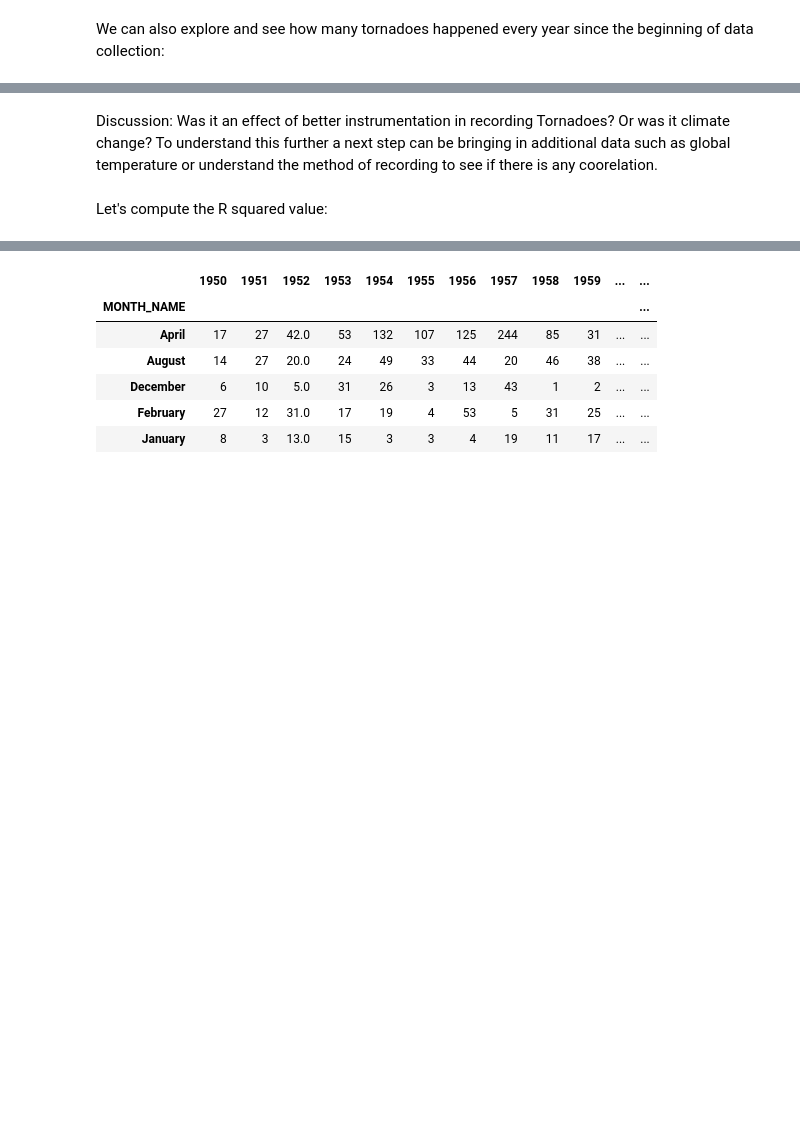
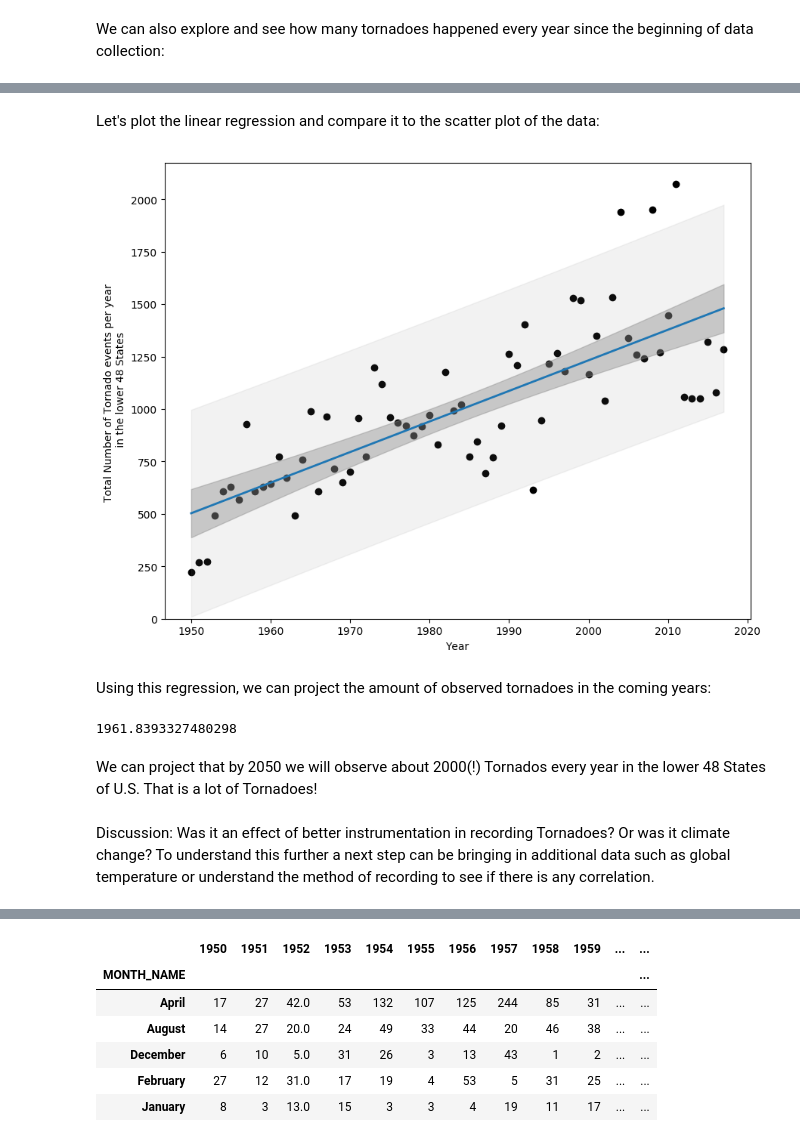
Before and after one commit to godinechan/NOAAanalysis, a Jupyter notebook: NOAAanalysis.ipynb, the cells around one changed output, grey strips where cells are left out. Drawn from its saved outputs; the diff is of its cells as text; code cells hidden in the pictures; blank space fills up the shorter version.

```diff
--- a/NOAAanalysis.ipynb
+++ b/NOAAanalysis.ipynb
@@ -335,0 +310,9 @@ We can see there were a linear trend.
+# %%
+import statsmodels.api as sm
+xl=(range(1950,2017+1))
+xl=np.asarray(xl)
+x=sm.add_constant(xl)
+y=full.sum().astype(int)
+y=np.asarray(y).tolist()
+result = sm.OLS( y, x ).fit()
+result.summary()
@@ -336,4 +344,34 @@ We can see there were a linear trend.
+# %% [markdown]
+Let's plot the linear regression and compare it to the scatter plot of the data:
+# %%
+from statsmodels.sandbox.regression.predstd import wls_prediction_std
+from statsmodels.stats.outliers_influence import summary_table
+wls_prediction_std(result)
+st, data, ss2 = summary_table(result, alpha=0.05)
+fittedvalues = data[:,2]
+predict_mean_se  = data[:,3]
+predict_mean_ci_low, predict_mean_ci_upp = data[:,4:6].T
+predict_ci_low, predict_ci_upp = data[:,6:8].T
+fig = plt.figure(figsize=(10,8), dpi=100)
+plt.scatter(xl, y,  color='black')
+plt.plot(xl, fittedvalues, '-', lw=2)
+plt.fill_between(xl, predict_mean_ci_low, predict_mean_ci_upp, color='#888888', alpha=0.4)
+plt.fill_between(xl, predict_ci_low, predict_ci_upp, color='#888888', alpha=0.1)
+plt.xlabel('Year')
+plt.ylabel('Total Number of '+events+' events per year \n in the lower 48 States')
+plt.ylim(ymin=0)
+plt.show()
+# %% [output]
+[figure, added]
+# %% [markdown]
+Using this regression, we can project the amount of observed tornadoes in the coming years:
+# %%
+#Assuming the linear regression as fitted,
+#the amount of Tornados in the lower 48 States by 2050 will be:
+result.params[0]+result.params[1]*2050
+# %% [output]
+1961.8393327480298
+# %% [markdown]
+We can project that by 2050 we will observe about 2000(!) Tornados every year in the lower 48 States of U.S. That is a lot of Tornadoes!
 # %% [markdown]
-Discussion: Was it an effect of better instrumentation in recording Tornadoes? Or was it climate change? To understand this further a next step can be bringing in additional data such as global temperature or understand the method of recording to see if there is any coorelation.
+Discussion: Was it an effect of better instrumentation in recording Tornadoes? Or was it climate change? To understand this further a next step can be bringing in additional data such as global temperature or understand the method of recording to see if there is any correlation.
-# %% [markdown]
-Let's compute the R squared value:
```
Also changed, not shown: parts of 14 cells of this notebook.
